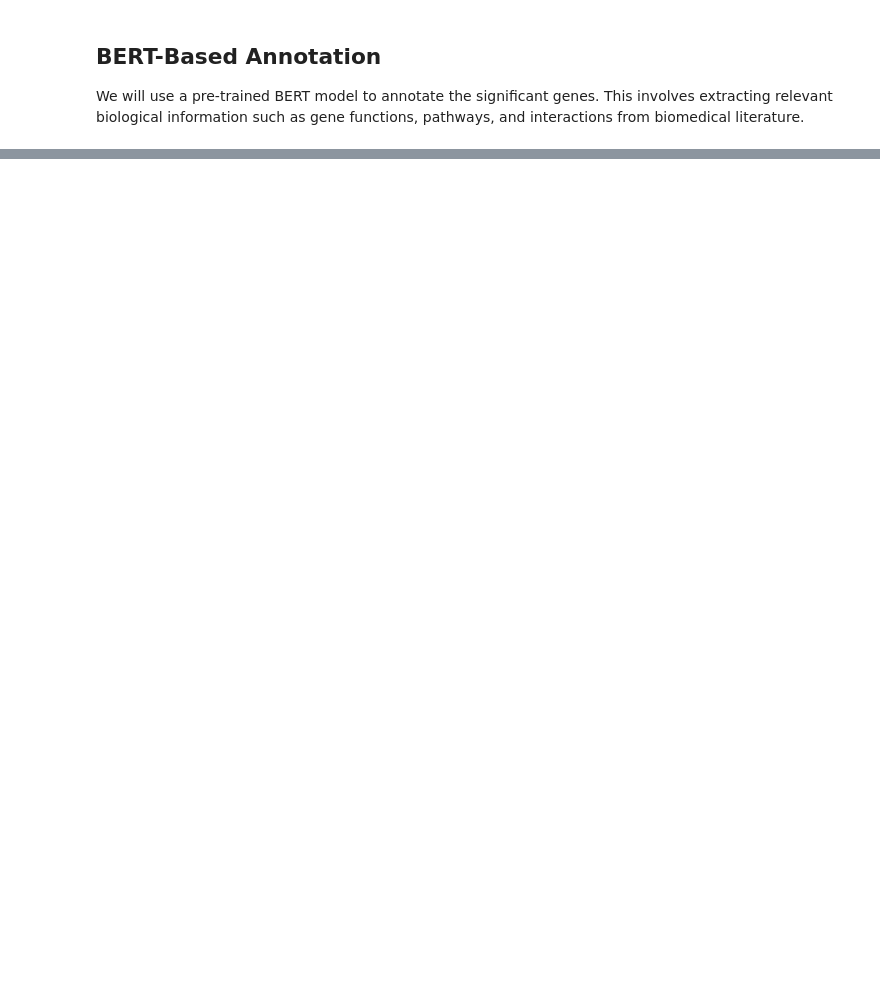
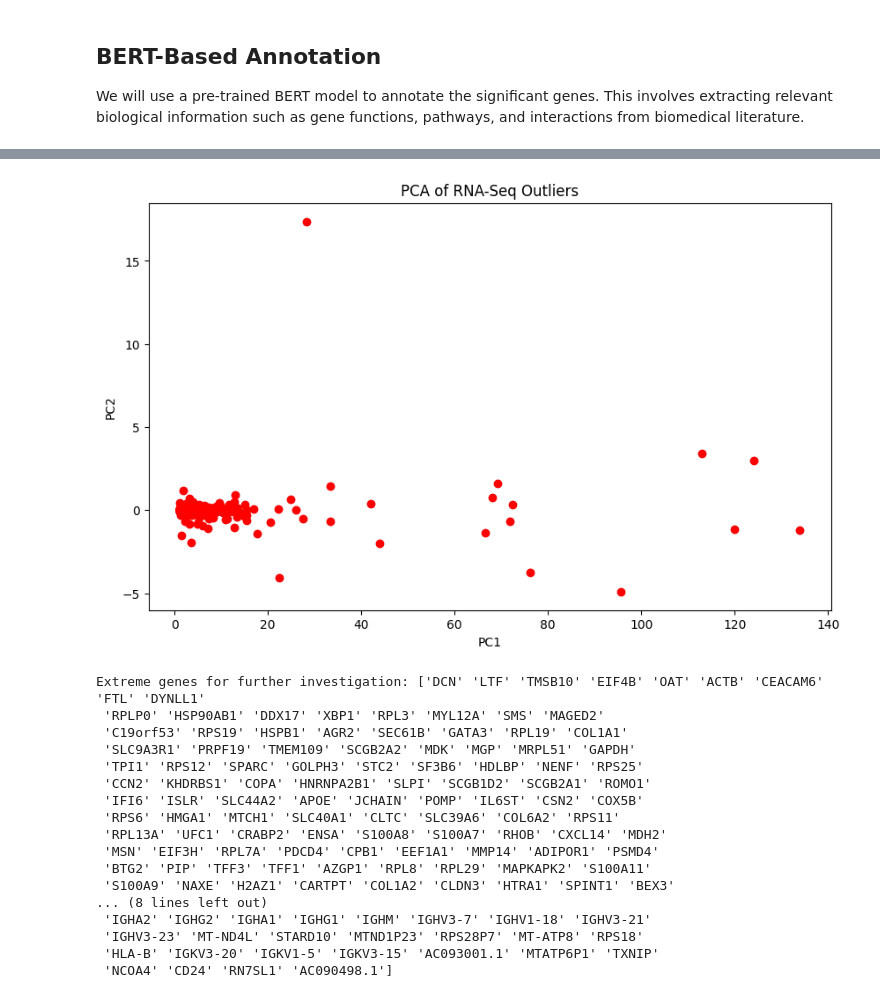
Before and after one commit to christophergaughan/sample-work, a Jupyter notebook: Copy_of_NB_7_GDC_API_BERT.ipynb, the cells around one changed output, grey strips where cells are left out. Saved outputs shown, nothing was run; the diff lists cells and outputs as text; code cells hidden in the pictures; blank space fills up the shorter version.

```diff
--- a/Copy_of_NB_7_GDC_API_BERT.ipynb
+++ b/Copy_of_NB_7_GDC_API_BERT.ipynb
@@ -3266,0 +3739,10 @@ X_train, X_val, y_train, y_val = train_test_split(X, y, test_size=0.2, random_st
+# %%
+# Ensure no leading/trailing spaces in gene_id
+rna_seq_outliers['gene_id'] = rna_seq_outliers['gene_id'].str.strip().str.upper()
+significant_genes['gene_id'] = significant_genes['gene_id'].str.strip().str.upper()
+upregulated_genes['gene_id'] = upregulated_genes['gene_id'].str.strip().str.upper()
+
+# Remove version numbers
+rna_seq_outliers['gene_id'] = rna_seq_outliers['gene_id'].str.split('.').str[0]
+significant_genes['gene_id'] = significant_genes['gene_id'].str.split('.').str[0]
+upregulated_genes['gene_id'] = upregulated_genes['gene_id'].str.split('.').str[0]
@@ -3266,0 +3884,44 @@ X_train, X_val, y_train, y_val = train_test_split(X, y, test_size=0.2, random_st
+# %%
+import matplotlib.pyplot as plt
+import seaborn as sns
+
+# Scatter plot for PC1 and PC2
+plt.figure(figsize=(10, 6))
+sns.scatterplot(x='PC1', y='PC2', data=rna_seq_outliers, s=50)
+
+# Highlight genes with extreme values
+extreme_genes = rna_seq_outliers[
+    (rna_seq_outliers['PC1'] > rna_seq_outliers['PC1'].quantile(0.90)) |
+    (rna_seq_outliers['PC1'] < rna_seq_outliers['PC1'].quantile(0.10)) |
+    (rna_seq_outliers['PC2'] > rna_seq_outliers['PC2'].quantile(0.90)) |
+    (rna_seq_outliers['PC2'] < rna_seq_outliers['PC2'].quantile(0.10))
+]
+
+plt.scatter(extreme_genes['PC1'], extreme_genes['PC2'], color='red')
+plt.xlabel('PC1')
+plt.ylabel('PC2')
+plt.title('PCA of RNA-Seq Outliers')
+plt.show()
+
+# List extreme genes for further investigation
+extreme_gene_names = extreme_genes['gene_name'].unique()
+print(f"Extreme genes for further investigation: {extreme_gene_names}")
+# %% [output]
+[figure, added]
+Extreme genes for further investigation: ['DCN' 'LTF' 'TMSB10' 'EIF4B' 'OAT' 'ACTB' 'CEACAM6' 'FTL' 'DYNLL1'
+ 'RPLP0' 'HSP90AB1' 'DDX17' 'XBP1' 'RPL3' 'MYL12A' 'SMS' 'MAGED2'
+ 'C19orf53' 'RPS19' 'HSPB1' 'AGR2' 'SEC61B' 'GATA3' 'RPL19' 'COL1A1'
+ 'SLC9A3R1' 'PRPF19' 'TMEM109' 'SCGB2A2' 'MDK' 'MGP' 'MRPL51' 'GAPDH'
+ 'TPI1' 'RPS12' 'SPARC' 'GOLPH3' 'STC2' 'SF3B6' 'HDLBP' 'NENF' 'RPS25'
+ 'CCN2' 'KHDRBS1' 'COPA' 'HNRNPA2B1' 'SLPI' 'SCGB1D2' 'SCGB2A1' 'ROMO1'
+ 'IFI6' 'ISLR' 'SLC44A2' 'APOE' 'JCHAIN' 'POMP' 'IL6ST' 'CSN2' 'COX5B'
+ 'RPS6' 'HMGA1' 'MTCH1' 'SLC40A1' 'CLTC' 'SLC39A6' 'COL6A2' 'RPS11'
+ 'RPL13A' 'UFC1' 'CRABP2' 'ENSA' 'S100A8' 'S100A7' 'RHOB' 'CXCL14' 'MDH2'
+ 'MSN' 'EIF3H' 'RPL7A' 'PDCD4' 'CPB1' 'EEF1A1' 'MMP14' 'ADIPOR1' 'PSMD4'
+ 'BTG2' 'PIP' 'TFF3' 'TFF1' 'AZGP1' 'RPL8' 'RPL29' 'MAPKAPK2' 'S100A11'
+ 'S100A9' 'NAXE' 'H2AZ1' 'CARTPT' 'COL1A2' 'CLDN3' 'HTRA1' 'SPINT1' 'BEX3'
+... (8 lines left out)
+ 'IGHA2' 'IGHG2' 'IGHA1' 'IGHG1' 'IGHM' 'IGHV3-7' 'IGHV1-18' 'IGHV3-21'
+ 'IGHV3-23' 'MT-ND4L' 'STARD10' 'MTND1P23' 'RPS28P7' 'MT-ATP8' 'RPS18'
+ 'HLA-B' 'IGKV3-20' 'IGKV1-5' 'IGKV3-15' 'AC093001.1' 'MTATP6P1' 'TXNIP'
+ 'NCOA4' 'CD24' 'RN7SL1' 'AC090498.1']
```
Also changed, not shown: parts of 151 cells of this notebook.
